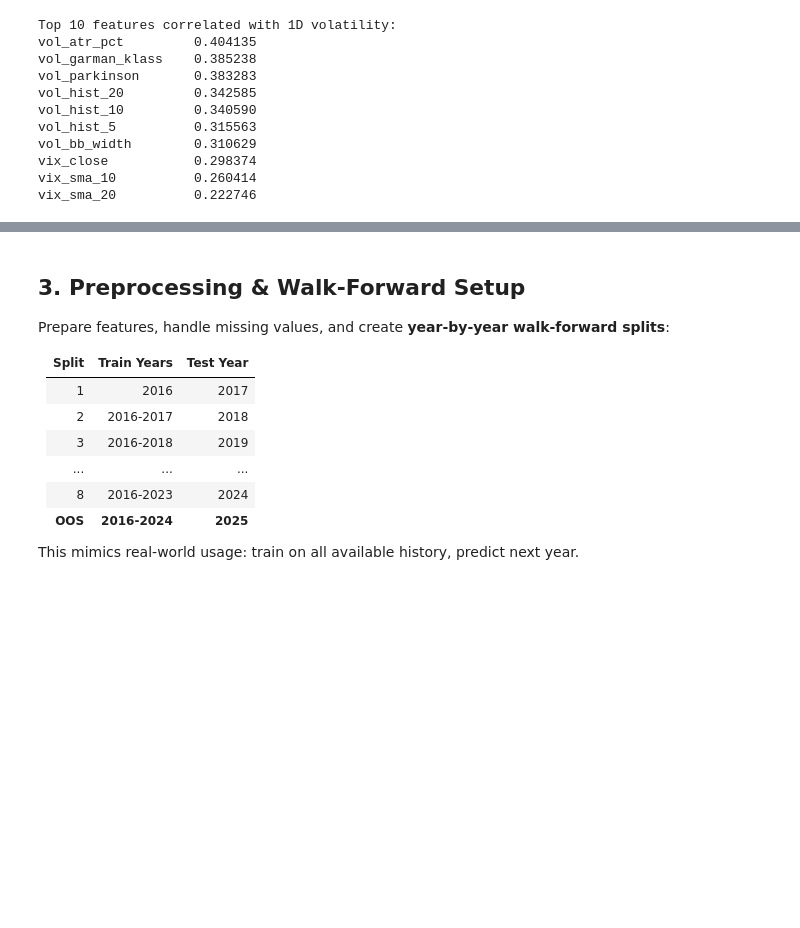
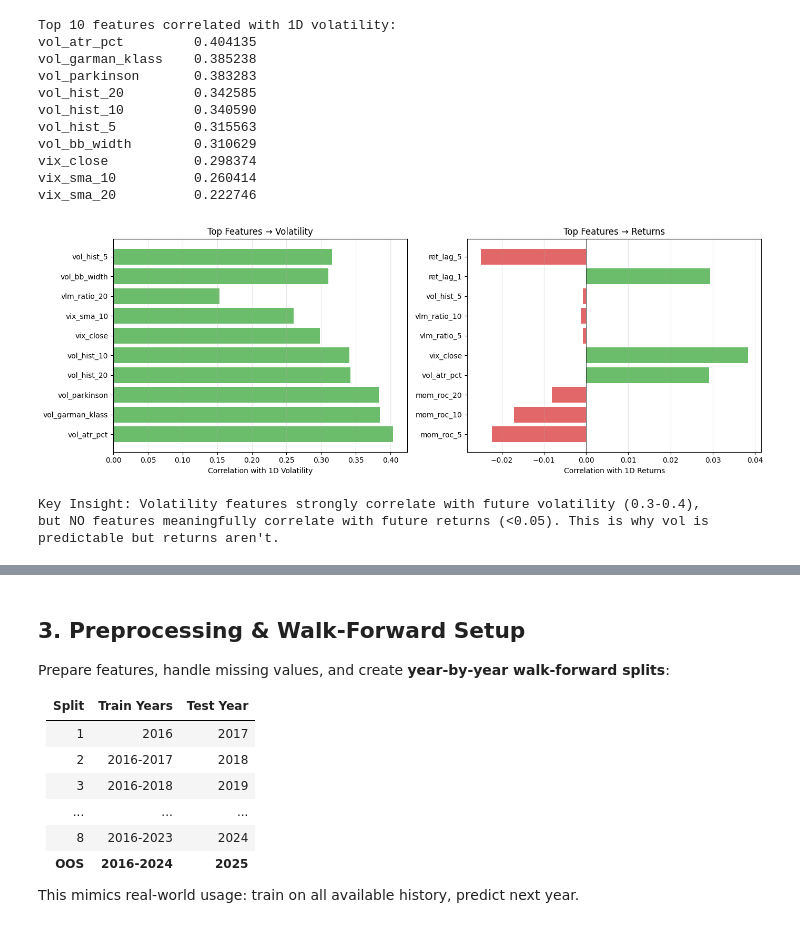
Before and after one commit to jakeryderv/ml-market, a Jupyter notebook: main_notebook.ipynb, the cells around one changed output, grey strips where cells are left out. Cells and saved outputs as stored; diff of their text form; code cells hidden in the pictures; blank space fills up the shorter version.

```diff
--- a/main_notebook.ipynb
+++ b/main_notebook.ipynb
@@ -152,3 +194,46 @@ vol_bb_width        0.310629
 vix_close           0.298374
 vix_sma_10          0.260414
 vix_sma_20          0.222746
+# %%
+# Feature-Target Correlation Heatmap
+fig, axes = plt.subplots(1, 2, figsize=(14, 5))
+
+# Select top features for visualization (using features that exist in the dataset)
+top_vol_features = ['vol_atr_pct', 'vol_garman_klass', 'vol_parkinson', 'vol_hist_20', 'vol_hist_10',
+                    'vix_close', 'vix_sma_10', 'vlm_ratio_20', 'vol_bb_width', 'vol_hist_5']
+top_ret_features = ['mom_roc_5', 'mom_roc_10', 'mom_roc_20', 'vol_atr_pct', 'vix_close',
+                    'vlm_ratio_5', 'vlm_ratio_10', 'vol_hist_5', 'ret_lag_1', 'ret_lag_5']
+
+# Volatility correlations
+vol_corr = df[top_vol_features + ['target_vol_1d']].corr()['target_vol_1d'].drop('target_vol_1d')
+ax = axes[0]
+colors = ['#2ca02c' if v > 0 else '#d62728' for v in vol_corr.values]
+bars = ax.barh(range(len(vol_corr)), vol_corr.values, color=colors, alpha=0.7)
+ax.set_yticks(range(len(vol_corr)))
+ax.set_yticklabels(vol_corr.index)
+ax.set_xlabel('Correlation with 1D Volatility')
+ax.set_title('Top Features → Volatility')
+ax.axvline(x=0, color='black', linewidth=0.5)
+ax.grid(True, alpha=0.3, axis='x')
+
+# Return correlations
+ret_corr = df[top_ret_features + ['target_ret_1d']].corr()['target_ret_1d'].drop('target_ret_1d')
+ax = axes[1]
+colors = ['#2ca02c' if v > 0 else '#d62728' for v in ret_corr.values]
+ax.barh(range(len(ret_corr)), ret_corr.values, color=colors, alpha=0.7)
+ax.set_yticks(range(len(ret_corr)))
+ax.set_yticklabels(ret_corr.index)
+ax.set_xlabel('Correlation with 1D Returns')
+ax.set_title('Top Features → Returns')
+ax.axvline(x=0, color='black', linewidth=0.5)
+ax.grid(True, alpha=0.3, axis='x')
+
+plt.tight_layout()
+plt.show()
+
+print("Key Insight: Volatility features strongly correlate with future volatility (0.3-0.4),")
+print("but NO features meaningfully correlate with future returns (<0.05). This is why vol is predictable but returns aren't.")
+# %% [output]
+[figure, added]
+Key Insight: Volatility features strongly correlate with future volatility (0.3-0.4),
+but NO features meaningfully correlate with future returns (<0.05). This is why vol is predictable but returns aren't.
```
Also changed, not shown: parts of 18 cells of this notebook, 2 other files.
